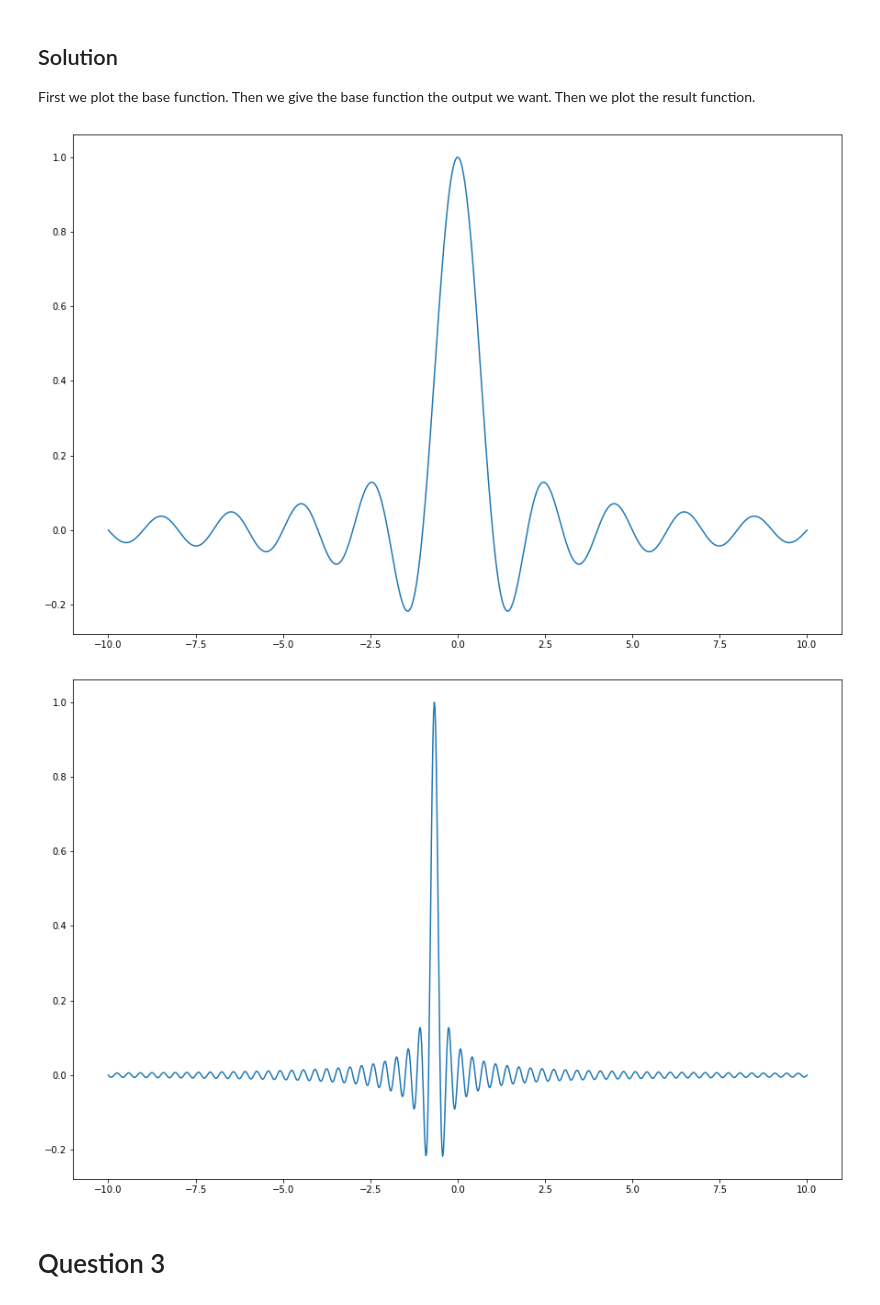
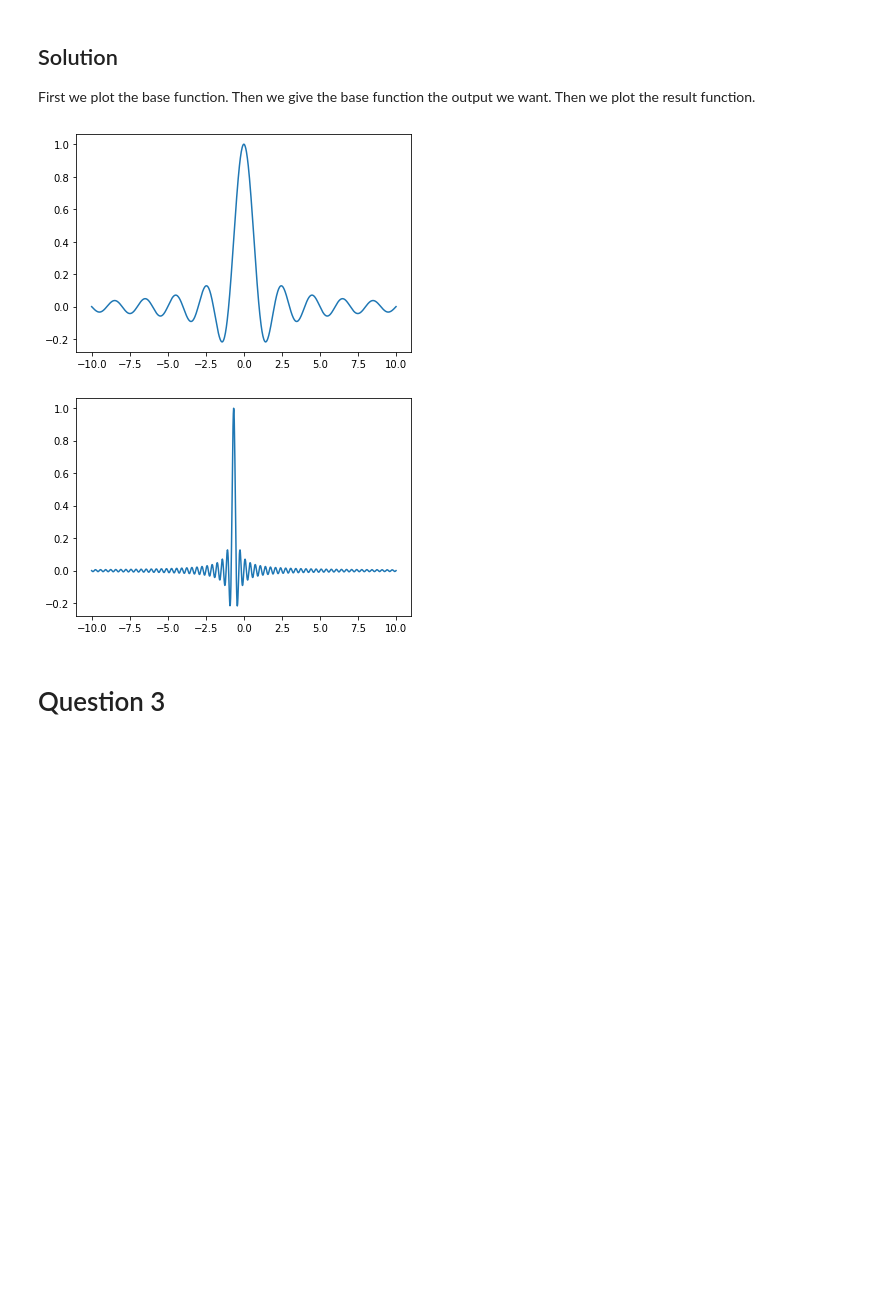
Before and after one commit to AmirHosein-Gharaati/Signals-and-Systems-Course-Project, a Jupyter notebook: SignalProject.ipynb, the cells around one changed output. Saved outputs shown, nothing was run; the diff lists cells and outputs as text; code cells hidden in the pictures; blank space fills up the shorter version.

```diff
--- a/SignalProject.ipynb
+++ b/SignalProject.ipynb
@@ -55,31 +55,29 @@ First we plot the base function. Then we give the base function the output we wa
 # %%
 from math import sin, pi
 import numpy as np
 import pylab as p
 
 
 a,b= 6,4
 
 x = lambda t : sin(pi*t) / (pi*t) if t != 0 else 1
 
 X_axis = np.linspace(-10, 10, 1000)
 y = [x(t) for t in X_axis]
 
 
 # Base function
-p.figure(figsize=(15, 10))
 p.plot(X_axis, y)
 p.show()
 
 # Wanted function
 y_wanted = [x(a*t+b) for t in X_axis]
 
-p.figure(figsize=(15, 10))
 p.plot(X_axis, y_wanted)
 p.show()
 # %% [output]
-[figure, old version]
+[figure, new version]
-[figure, old version]
+[figure, new version]
 # %% [markdown]
 # Question 3
 # %% [markdown]
```
